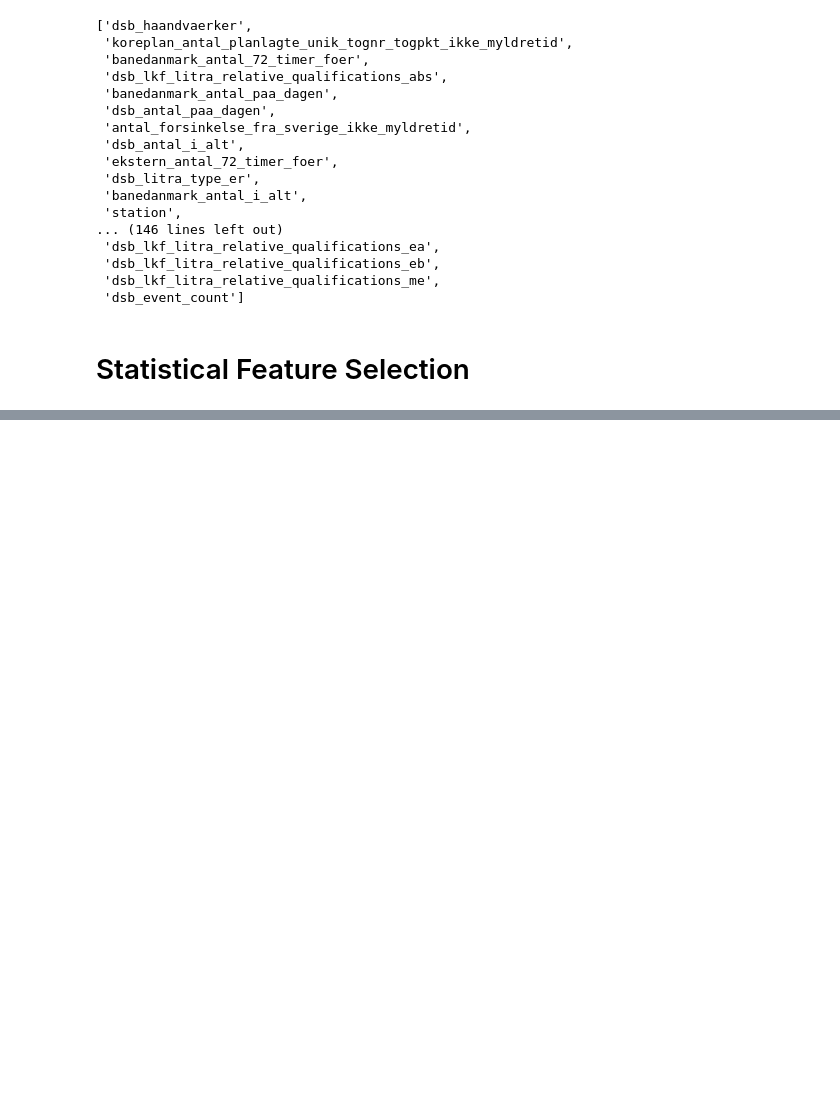
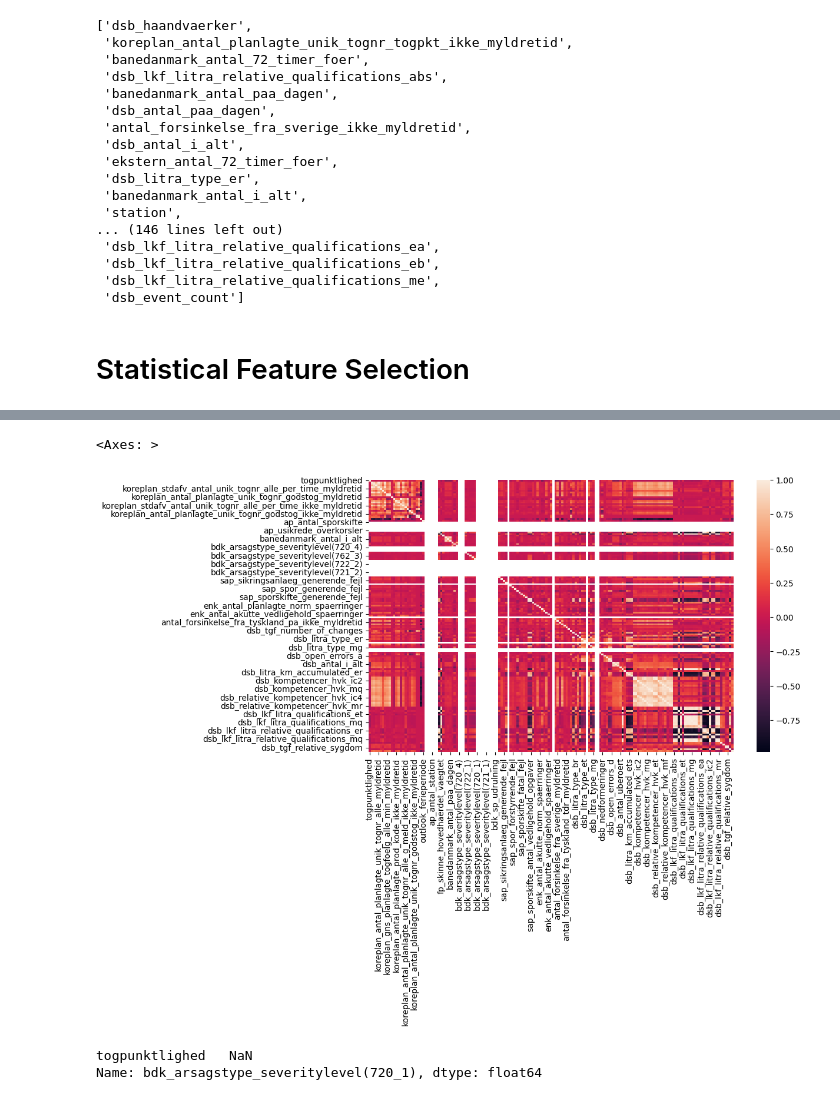
Before and after one commit to clarachristiansen/Bachelor_project, a Jupyter notebook: Feature_selection.ipynb, the cells around one changed output, grey strips where cells are left out. Drawn from its saved outputs; the diff is of its cells as text; code cells hidden in the pictures; blank space fills up the shorter version.

```diff
--- a/Feature_selection.ipynb
+++ b/Feature_selection.ipynb
@@ -258,0 +303,16 @@ sorted(occurences, key=occurences.get, reverse=True)
+# %%
+# Correlation Coefficient
+import seaborn as sns
+cor = data_20.corr()
+
+# Plotting
+plt.figure(figsize = (10,6))
+sns.heatmap(cor, annot = False)
+# %% [output]
+<Axes: >
+[figure, added]
+# %%
+cor.loc[['togpunktlighed'],:]["bdk_arsagstype_severitylevel(720_1)"]
+# %% [output]
+togpunktlighed   NaN
+Name: bdk_arsagstype_severitylevel(720_1), dtype: float64
```
Also changed, not shown: parts of 17 cells of this notebook, 1 other file.
